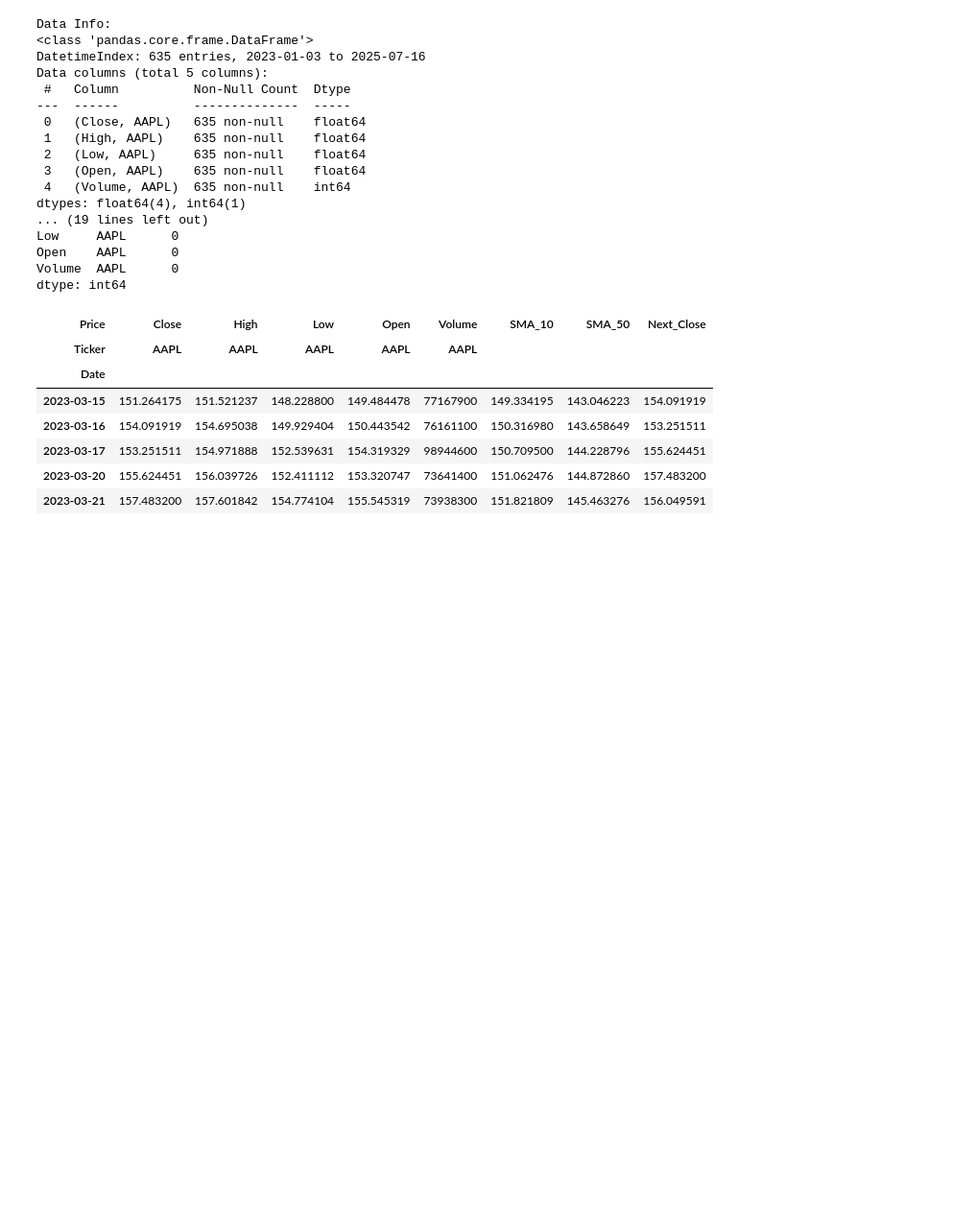
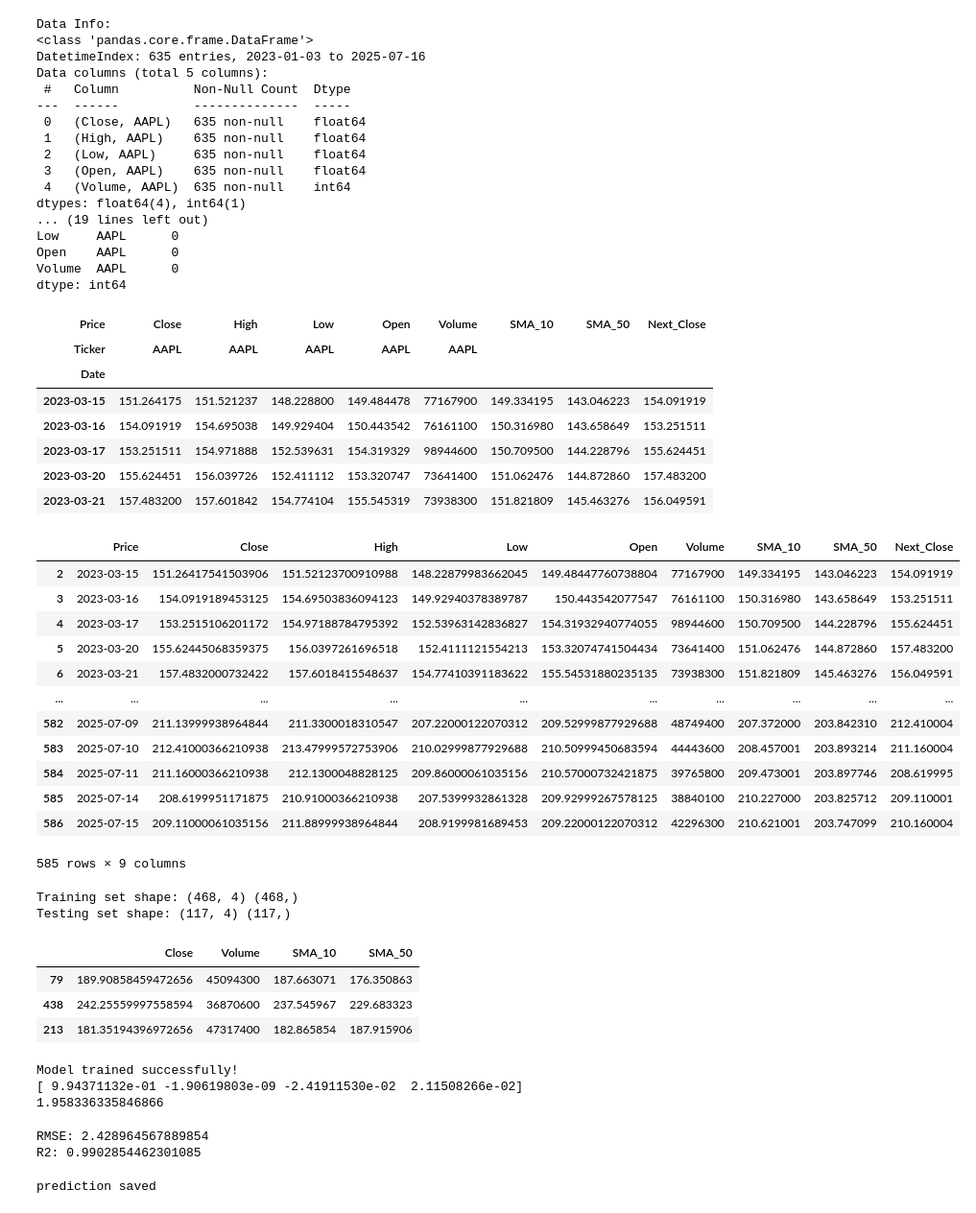
Before and after one commit to Mwandotograce/stock-price-predictor, a Jupyter notebook: notebooks/explore_data.ipynb, the cells around one changed output. Shown: that part at 96% size. Saved outputs shown, nothing was run; the diff lists cells and outputs as text; code cells hidden in the pictures; blank space fills up the shorter version.

Commit message:
Trained and evaluated lrm

```diff
--- a/notebooks/explore_data.ipynb
+++ b/notebooks/explore_data.ipynb
@@ -78,0 +88,55 @@ fig.update_layout(title="AAPL Closing Prices with Moving Averages", xaxis_title=
+# %%
+data = pd.read_csv("C:/Users/ADMIN/Desktop/stocks_trend_dash/data/aapl_data_processed.csv", parse_dates=True)
+# %%
+new_data=data[2:]
+new_data
+# %% [output]
+|  | Price | Close | High | Low | Open | Volume | SMA_10 | SMA_50 | Next_Close |
+| 2 | 2023-03-15 | 151.26417541503906 | 151.52123700910988 | 148.22879983662045 | 149.48447760738804 | 77167900 | 149.334195 | 143.046223 | 154.091919 |
+| 3 | 2023-03-16 | 154.0919189453125 | 154.69503836094123 | 149.92940378389787 | 150.443542077547 | 76161100 | 150.316980 | 143.658649 | 153.251511 |
+| 4 | 2023-03-17 | 153.2515106201172 | 154.97188784795392 | 152.53963142836827 | 154.31932940774055 | 98944600 | 150.709500 | 144.228796 | 155.624451 |
+| 5 | 2023-03-20 | 155.62445068359375 | 156.0397261696518 | 152.4111121554213 | 153.32074741504434 | 73641400 | 151.062476 | 144.872860 | 157.483200 |
+| 6 | 2023-03-21 | 157.4832000732422 | 157.6018415548637 | 154.77410391183622 | 155.54531880235135 | 73938300 | 151.821809 | 145.463276 | 156.049591 |
+| ... | ... | ... | ... | ... | ... | ... | ... | ... | ... |
+| 582 | 2025-07-09 | 211.13999938964844 | 211.3300018310547 | 207.22000122070312 | 209.52999877929688 | 48749400 | 207.372000 | 203.842310 | 212.410004 |
+| 583 | 2025-07-10 | 212.41000366210938 | 213.47999572753906 | 210.02999877929688 | 210.50999450683594 | 44443600 | 208.457001 | 203.893214 | 211.160004 |
+| 584 | 2025-07-11 | 211.16000366210938 | 212.1300048828125 | 209.86000061035156 | 210.57000732421875 | 39765800 | 209.473001 | 203.897746 | 208.619995 |
+| 585 | 2025-07-14 | 208.6199951171875 | 210.91000366210938 | 207.5399932861328 | 209.92999267578125 | 38840100 | 210.227000 | 203.825712 | 209.110001 |
+| 586 | 2025-07-15 | 209.11000061035156 | 211.88999938964844 | 208.9199981689453 | 209.22000122070312 | 42296300 | 210.621001 | 203.747099 | 210.160004 |
+585 rows × 9 columns
+# %%
+features = ['Close', 'Volume', 'SMA_10', 'SMA_50']
+X = new_data[features]
+y = new_data['Next_Close']
+X_train, X_test, y_train, y_test = train_test_split(X, y, test_size=0.2, random_state=42)
+print("Training set shape:", X_train.shape, y_train.shape)
+print("Testing set shape:", X_test.shape, y_test.shape)
+# %% [output]
+Training set shape: (468, 4) (468,)
+Testing set shape: (117, 4) (117,)
+# %%
+X_train[0:3]
+# %% [output]
+|  | Close | Volume | SMA_10 | SMA_50 |
+| 79 | 189.90858459472656 | 45094300 | 187.663071 | 176.350863 |
+| 438 | 242.25559997558594 | 36870600 | 237.545967 | 229.683323 |
+| 213 | 181.35194396972656 | 47317400 | 182.865854 | 187.915906 |
+# %%
+model = LinearRegression()
+model.fit(X_train, y_train)
+print("Model trained successfully!")
+print(model.coef_)
+print(model.intercept_)
+# %% [output]
+Model trained successfully!
+[ 9.94371132e-01 -1.90619803e-09 -2.41911530e-02  2.11508266e-02]
+1.958336335846866
+# %%
+y_pred = model.predict(X_test)
+rmse = np.sqrt(mean_squared_error(y_test, y_pred))
+r2 = r2_score(y_test, y_pred)
+print("RMSE:", rmse)
+print("R2:", r2)
+# %% [output]
+RMSE: 2.428964567889854
+R2: 0.9902854462301085
@@ -78,0 +153,5 @@ fig.update_layout(title="AAPL Closing Prices with Moving Averages", xaxis_title=
+# %%
+results.to_csv("C:/Users/ADMIN/Desktop/stocks_trend_dash/data/aapl_predictions.csv")
+print("prediction saved")
+# %% [output]
+prediction saved
```
Also changed, not shown: parts of 2 cells of this notebook, 1 other file.
